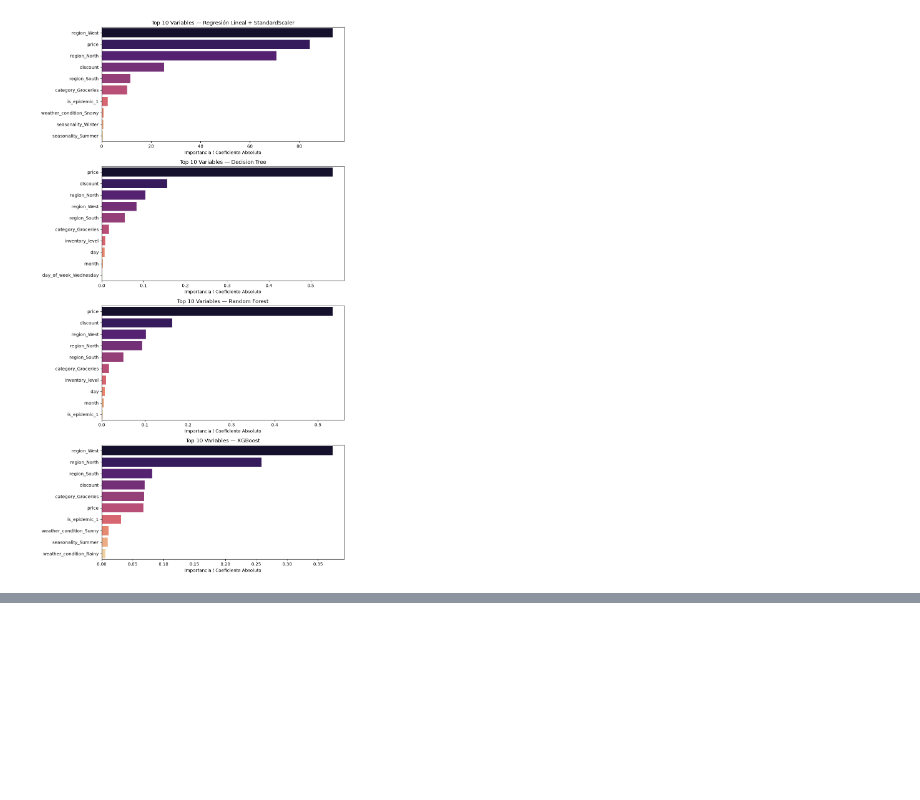
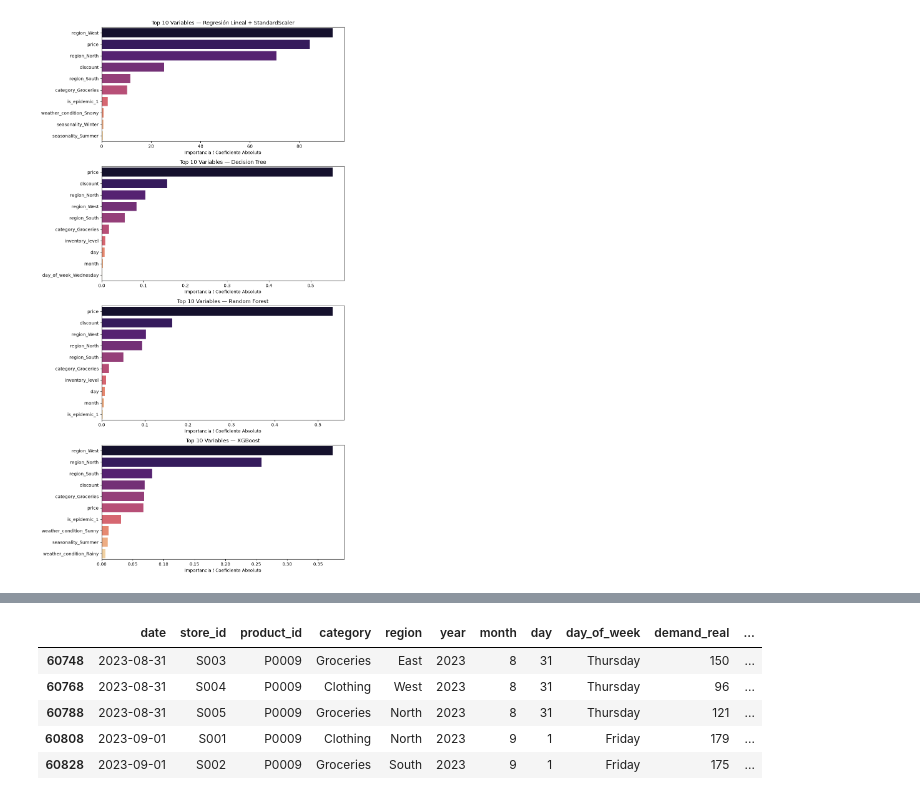
Before and after one commit to diegorod14/20261_Business_Predictive_Analytics, a Jupyter notebook: Notebooks/Modeling_corregido.ipynb, the cells around one changed output, grey strips where cells are left out. Saved outputs shown, nothing was run; the diff lists cells and outputs as text; code cells hidden in the pictures; blank space fills up the shorter version.

```diff
--- a/Notebooks/Modeling_corregido.ipynb
+++ b/Notebooks/Modeling_corregido.ipynb
@@ -44,12 +44,9 @@ day                            int32
 day_of_week                 category
 dtype: object
 # %%
-# Drop Columns
-# store_id, product_id, date: identificadores/timestamp sin poder predictivo directo.
-# units_sold, units_ordered: correlacionadas casi directamente con demand -> data leakage.
-# competitor_pricing e is_promotion SI se mantienen como features: son variables
-# exogenas conocidas antes de la venta, no se derivan de la variable objetivo,
-# y pueden aportar señal predictiva real sobre la demanda.
+df_ids = df[["date", "store_id", "product_id", "category", "region",
+             "year", "month", "day", "day_of_week"]].copy()
+
 df = df.drop(columns=["store_id", "product_id", "units_sold", "units_ordered", "date", "competitor_pricing", "is_promotion"])
 # %%
 X = pd.get_dummies(df.drop(columns=["demand"]), drop_first=True)
@@ -396,0 +394,13 @@ plt.show()
+# %%
+resultados = df_ids.loc[y_test.index].copy()
+resultados["demand_real"] = y_test.values
+resultados["demand_pred"] = y_pred
+
+resultados.head()
+# %% [output]
+|  | date | store_id | product_id | category | region | year | month | day | day_of_week | demand_real | ... |
+| 60748 | 2023-08-31 | S003 | P0009 | Groceries | East | 2023 | 8 | 31 | Thursday | 150 | ... |
+| 60768 | 2023-08-31 | S004 | P0009 | Clothing | West | 2023 | 8 | 31 | Thursday | 96 | ... |
+| 60788 | 2023-08-31 | S005 | P0009 | Groceries | North | 2023 | 8 | 31 | Thursday | 121 | ... |
+| 60808 | 2023-09-01 | S001 | P0009 | Clothing | North | 2023 | 9 | 1 | Friday | 179 | ... |
+| 60828 | 2023-09-01 | S002 | P0009 | Groceries | South | 2023 | 9 | 1 | Friday | 175 | ... |
```
Also changed, not shown: parts of 3 cells of this notebook, 4 other files.
